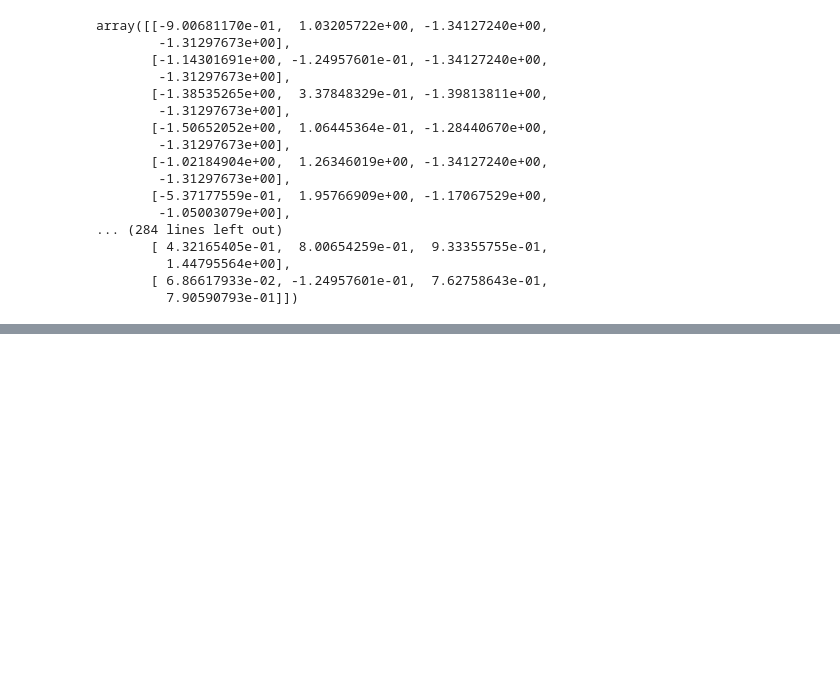
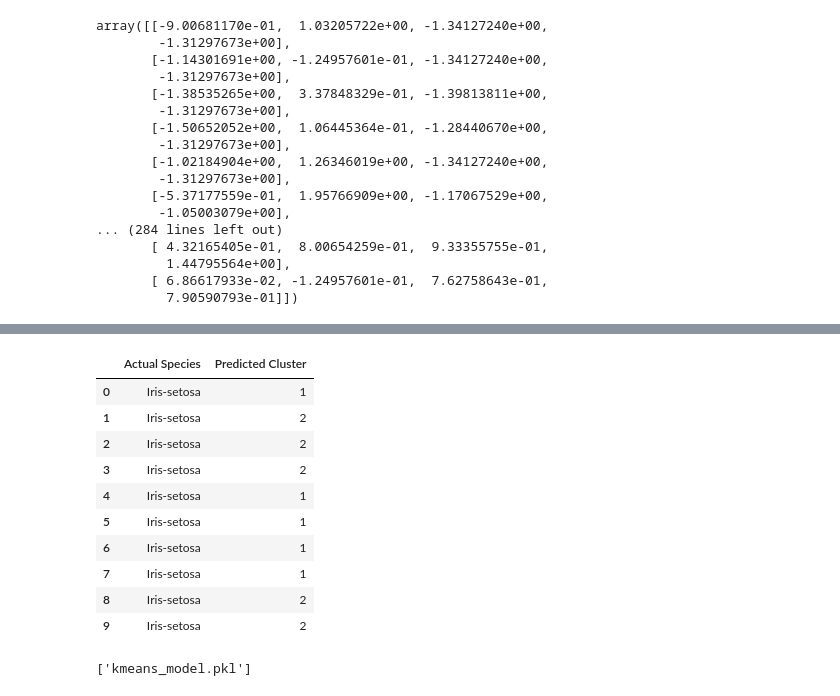
Before and after one commit to sushma-dwi/AI_ML_INTERNSHIP, a Jupyter notebook: Week_3/Iris_Clustering.ipynb, the cells around one changed output, grey strips where cells are left out. Saved outputs shown, nothing was run; the diff lists cells and outputs as text; code cells hidden in the pictures; blank space fills up the shorter version.

```diff
--- a/Week_3/Iris_Clustering.ipynb
+++ b/Week_3/Iris_Clustering.ipynb
@@ -117,0 +191,19 @@ warnings.filterwarnings("ignore")
+# %%
+comparison = pd.DataFrame({
+    "Actual Species": df["Species"],
+    "Predicted Cluster": clusters
+})
+
+comparison.head(10)
+# %% [output]
+|  | Actual Species | Predicted Cluster |
+| 0 | Iris-setosa | 1 |
+| 1 | Iris-setosa | 2 |
+| 2 | Iris-setosa | 2 |
+| 3 | Iris-setosa | 2 |
+| 4 | Iris-setosa | 1 |
+| 5 | Iris-setosa | 1 |
+| 6 | Iris-setosa | 1 |
+| 7 | Iris-setosa | 1 |
+| 8 | Iris-setosa | 2 |
+| 9 | Iris-setosa | 2 |
@@ -117,0 +215,6 @@ warnings.filterwarnings("ignore")
+# %%
+import joblib
+
+joblib.dump(kmeans, "kmeans_model.pkl")
+# %% [output]
+['kmeans_model.pkl']
```
Also changed, not shown: parts of 8 cells of this notebook, 4 other files.
